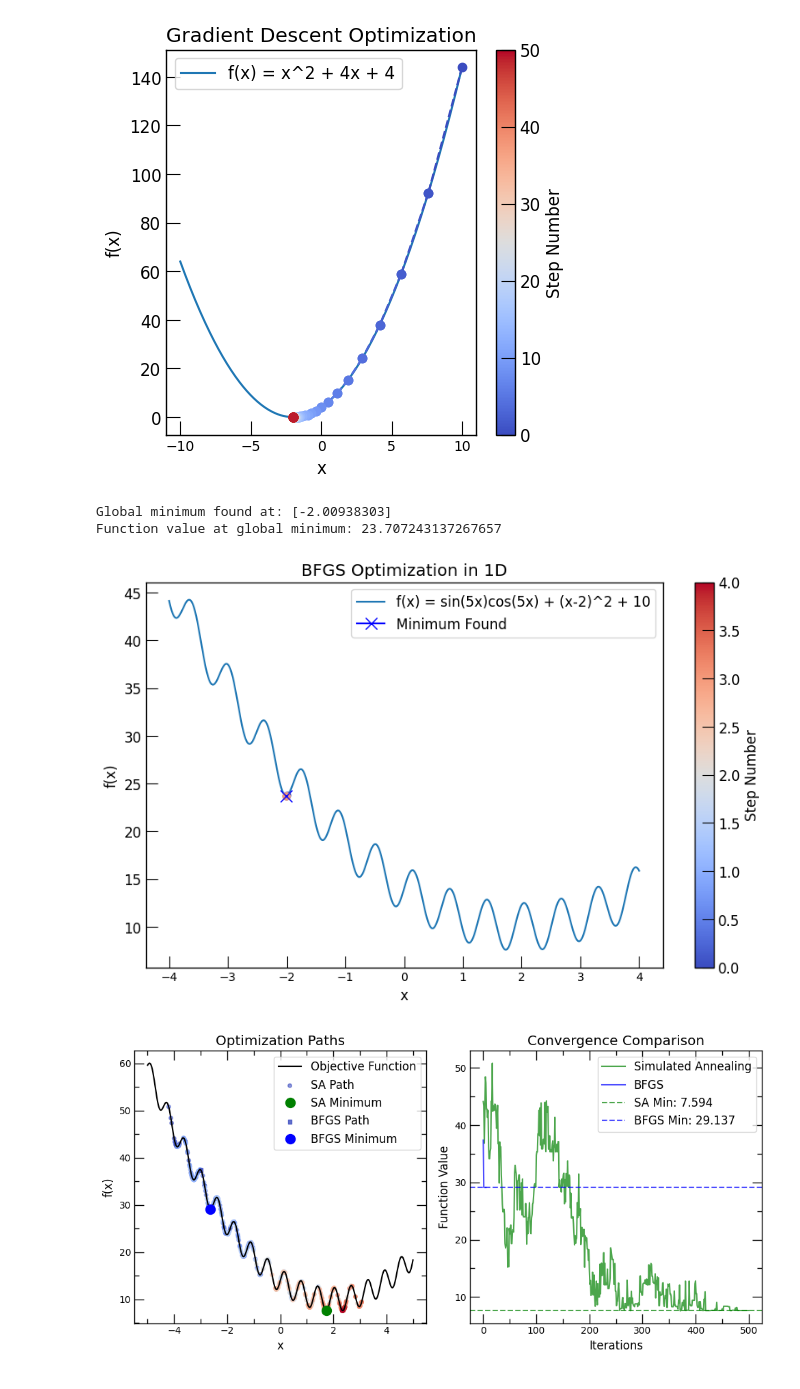
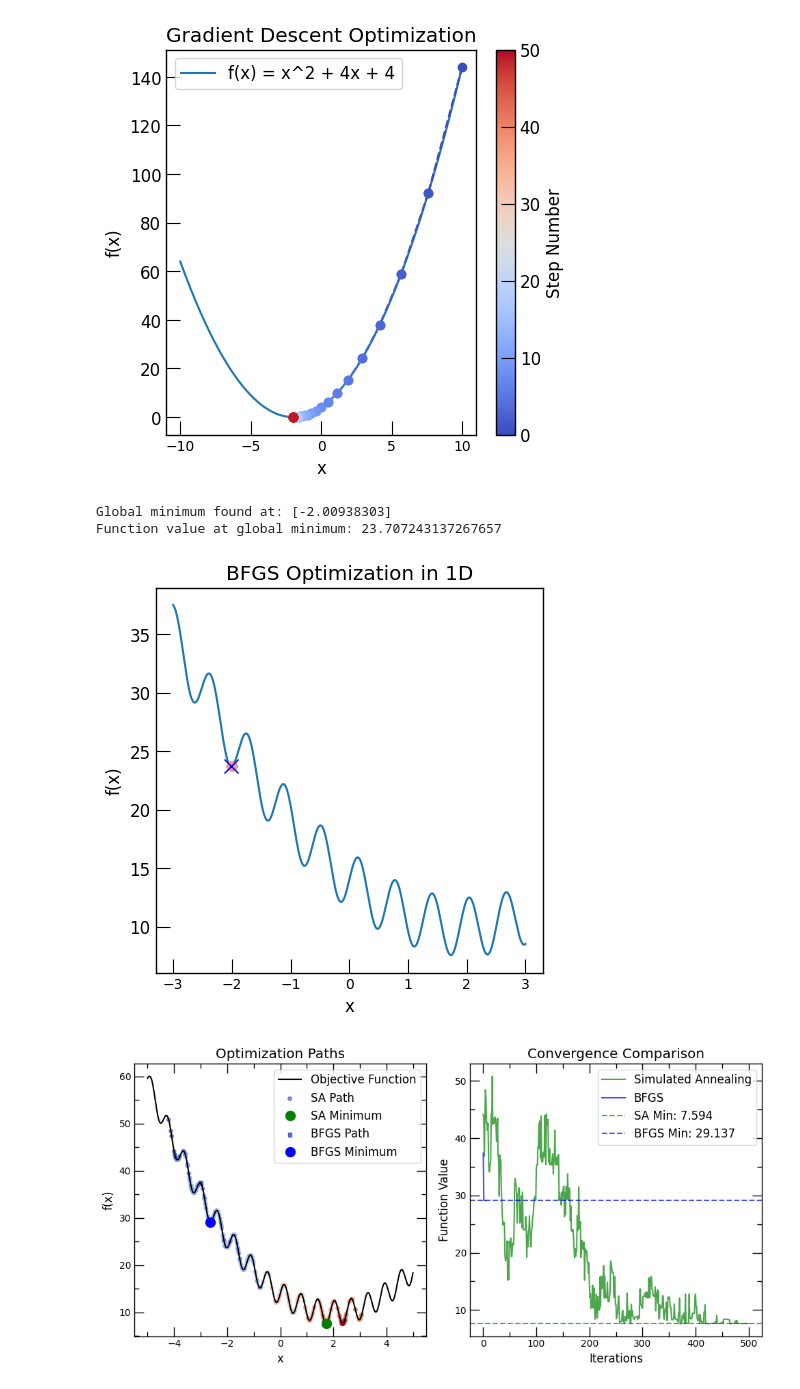
Before and after one commit to deng-group/MLE4217_5219_book, a Jupyter notebook: figures/original_figs/make_figures.ipynb, the cells around one changed output. Cells and saved outputs as stored; diff of their text form; code cells hidden in the pictures.

Commit message:
Update global optimization documentation with enhanced figure and improved explanations; clarify concepts in transition state optimization.

```diff
--- a/figures/original_figs/make_figures.ipynb
+++ b/figures/original_figs/make_figures.ipynb
@@ -345,6 +345,7 @@ plt.savefig('gd.pdf')
 [figure]
 # %%
 from scipy.optimize import minimize
+from matplotlib.colors import Normalize
 
 # Define the complex 1D function to minimize with deeper and wider local minima
 def f(x):
@@ -369,38 +370,37 @@ def callback_bfgs(x):
 result_bfgs = minimize(f, x0, method='BFGS', jac=grad_f, callback=callback_bfgs)
 
 print("Global minimum found at:", result_bfgs.x)
 print("Function value at global minimum:", result_bfgs.fun)
 
 # Convert trajectory to numpy array for easier plotting
 trajectory_bfgs = np.array(trajectory_bfgs).flatten()
 
 # Generate x values for plotting the function
-x_plot = np.linspace(-4, 4, 400)
+x_plot = np.linspace(-3, 3, 400)
 y_plot = f(x_plot)
 
 # Plot the function and the optimization path
-plt.figure(figsize=(10, 6))
+plt.figure(figsize=(5, 5))
 plt.plot(x_plot, y_plot, label='f(x) = sin(5x)cos(5x) + (x-2)^2 + 10')
 
 # Use a colormap to show the sequence of points in the trajectory
 norm = Normalize(vmin=0, vmax=len(trajectory_bfgs) - 1)
 colors = plt.cm.coolwarm(norm(range(len(trajectory_bfgs))))
 for i in range(len(trajectory_bfgs) - 1):
     plt.plot(trajectory_bfgs[i:i+2], f(trajectory_bfgs[i:i+2]), color=colors[i], marker='o', ls='--')
 
 plt.plot(result_bfgs.x, result_bfgs.fun, marker='x', color='blue', markersize=10, label='Minimum Found')
 plt.xlabel('x')
 plt.ylabel('f(x)')
 plt.title('BFGS Optimization in 1D')
-plt.legend()
 
 # Create a colorbar to show the sequence of points
-cbar = plt.colorbar(plt.cm.ScalarMappable(norm=norm, cmap='coolwarm'), ax=plt.gca(), label='Step Number')
+# cbar = plt.colorbar(plt.cm.ScalarMappable(norm=norm, cmap='coolwarm'), ax=plt.gca(), label='Step Number')
 plt.savefig('bfgs.pdf')
 # %% [output]
 Global minimum found at: [-2.00938303]
 Function value at global minimum: 23.707243137267657
-[figure, old version]
+[figure, new version]
 # %%
 import numpy as np
 from matplotlib.colors import Normalize
```
Also changed, not shown: parts of 1 cell of this notebook, 3 other files.
